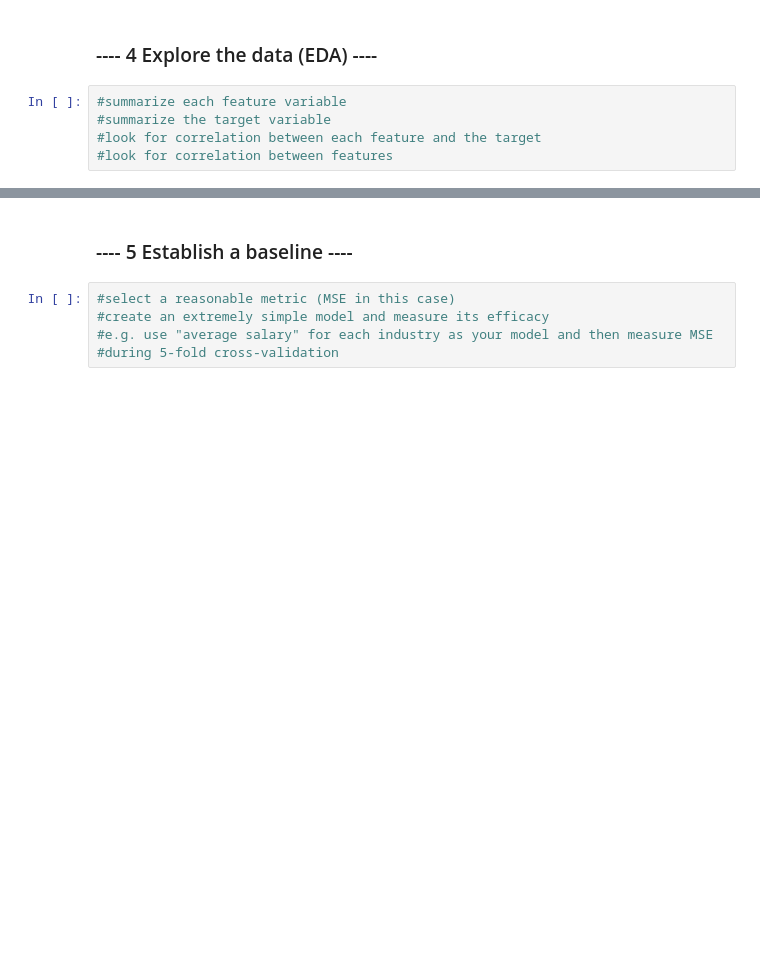
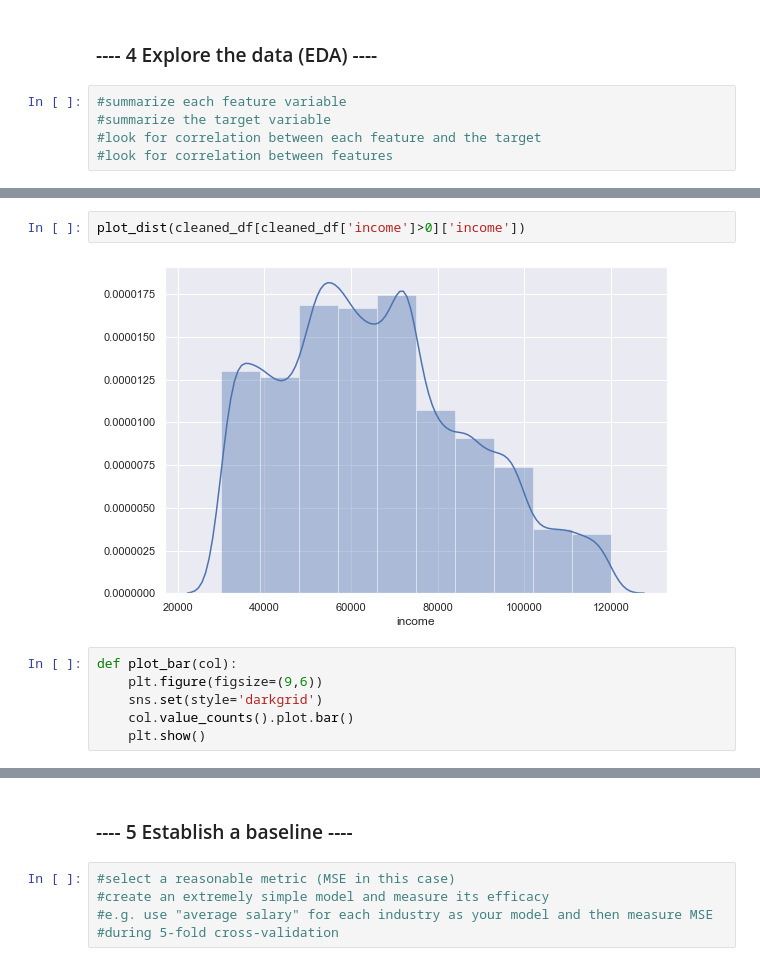
Before and after one commit to shabrown/Starbucks-Capstone-Challenge, a Jupyter notebook: Starbucks_Capstone_Challenge.ipynb, the cells around one changed output, grey strips where cells are left out. Drawn from its saved outputs; the diff is of its cells as text; blank space fills up the shorter version.

```diff
--- a/Starbucks_Capstone_Challenge.ipynb
+++ b/Starbucks_Capstone_Challenge.ipynb
@@ -524,0 +758,10 @@ print(IQR)
+# %%
+plot_dist(cleaned_df[cleaned_df['income']>0]['income'])
+# %% [output]
+[figure, added]
+# %%
+def plot_bar(col):
+    plt.figure(figsize=(9,6))
+    sns.set(style='darkgrid')
+    col.value_counts().plot.bar()
+    plt.show()
```
Also changed, not shown: parts of 62 cells of this notebook, 2 other files.
